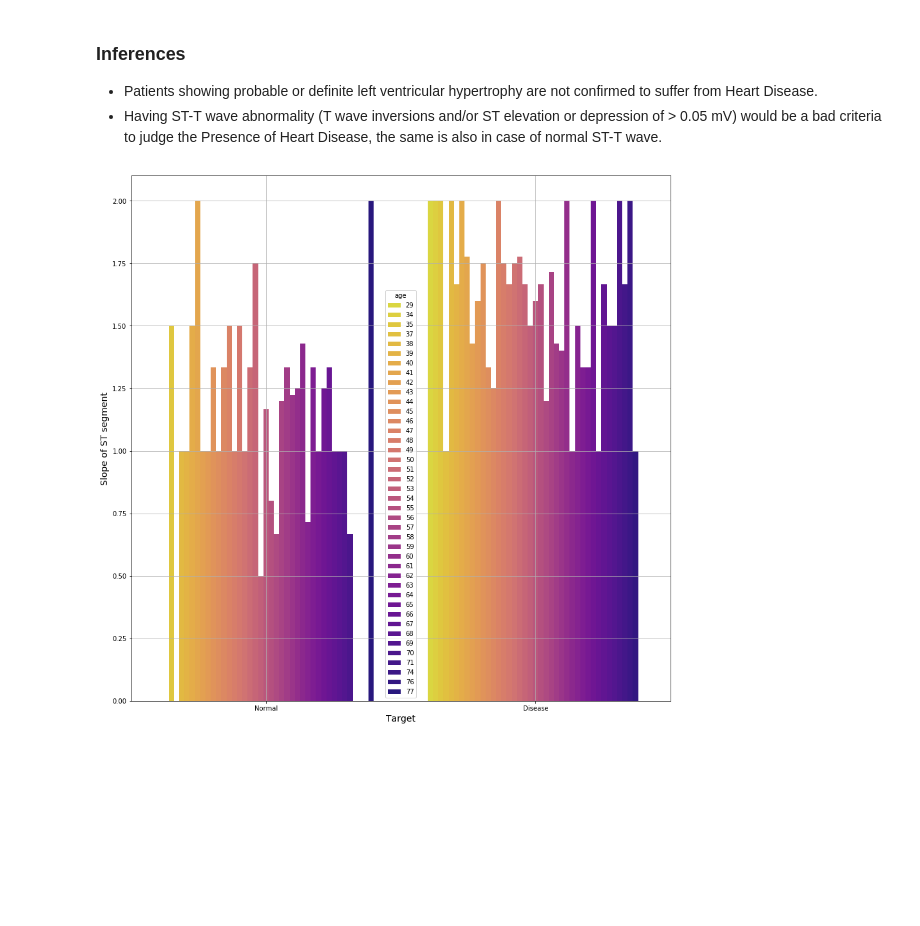
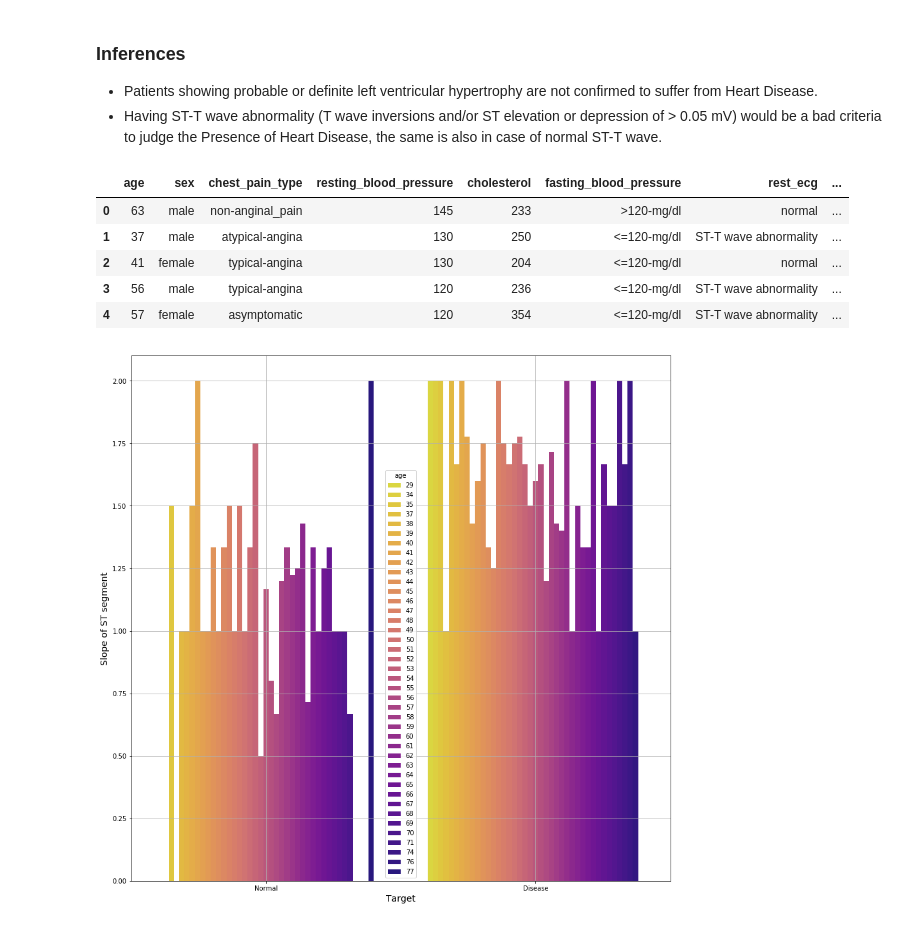
Before and after one commit to arya-anish-git/capstone_heart_disease, a Jupyter notebook: heart_disease_capstone.ipynb, the cells around one changed output. Saved outputs shown, nothing was run; the diff lists cells and outputs as text; code cells hidden in the pictures; blank space fills up the shorter version.

```diff
--- a/heart_disease_capstone.ipynb
+++ b/heart_disease_capstone.ipynb
@@ -527,4 +527,13 @@ plt.show()
 ### Inferences
 * Patients showing probable or definite left ventricular hypertrophy are not confirmed to suffer from Heart Disease.
 * Having ST-T wave abnormality (T wave inversions and/or ST elevation or depression of > 0.05 mV) would be a bad criteria to judge the Presence of Heart Disease, the same is also in case of normal ST-T wave.
+# %%
+dset_heart_copy.head()
+# %% [output]
+|  | age | sex | chest_pain_type | resting_blood_pressure | cholesterol | fasting_blood_pressure | rest_ecg | ... |
+| 0 | 63 | male | non-anginal_pain | 145 | 233 | >120-mg/dl | normal | ... |
+| 1 | 37 | male | atypical-angina | 130 | 250 | <=120-mg/dl | ST-T wave abnormality | ... |
+| 2 | 41 | female | typical-angina | 130 | 204 | <=120-mg/dl | normal | ... |
+| 3 | 56 | male | typical-angina | 120 | 236 | <=120-mg/dl | ST-T wave abnormality | ... |
+| 4 | 57 | female | asymptomatic | 120 | 354 | <=120-mg/dl | ST-T wave abnormality | ... |
 # %%
```
Also changed, not shown: parts of 11 cells of this notebook.
